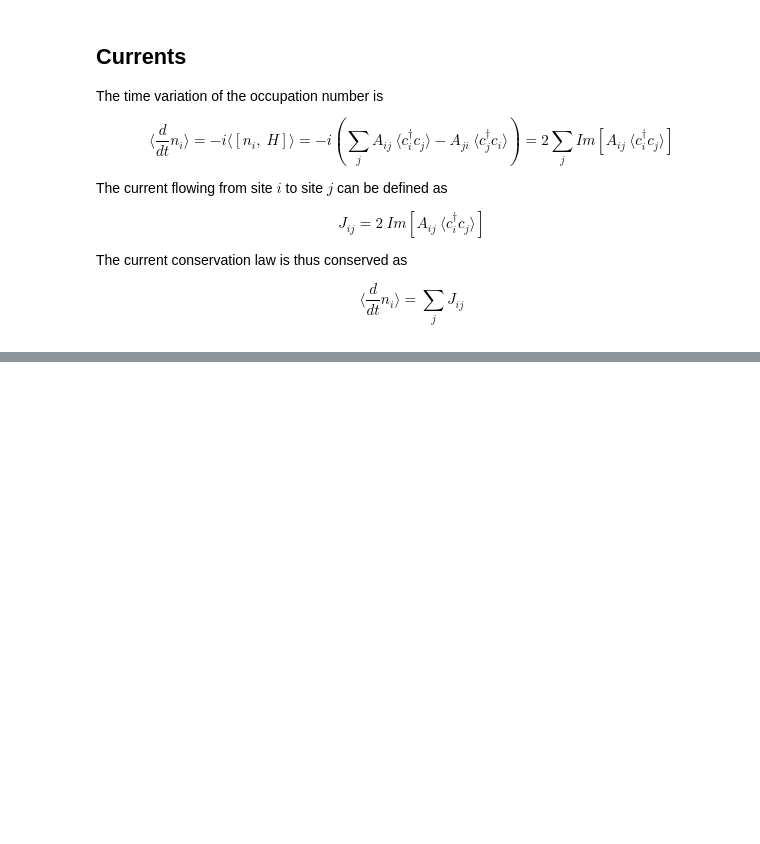
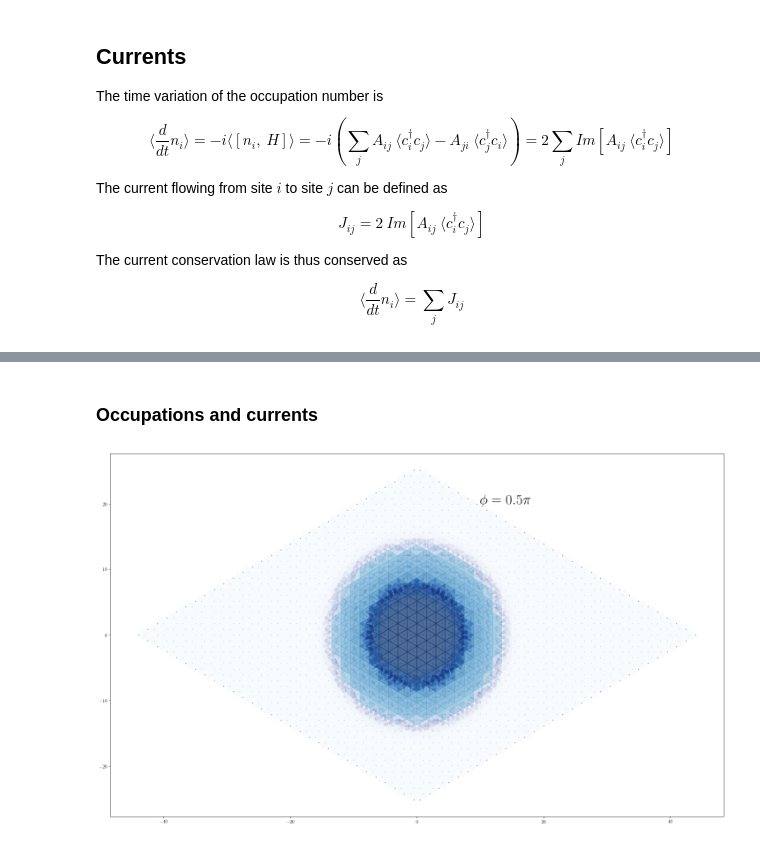
Before and after one commit to juanjosegarciaripoll/haldane, a Jupyter notebook: main.ipynb, the cells around one changed output, grey strips where cells are left out. Saved outputs shown, nothing was run; the diff lists cells and outputs as text; code cells hidden in the pictures; blank space fills up the shorter version.

```diff
--- a/main.ipynb
+++ b/main.ipynb
@@ -147,0 +149,25 @@ plt.show()
+# %% [markdown]
+### Occupations and currents
+# %%
+plt.figure(figsize=(20, 12))
+
+vor = Voronoi(lattice.xy_coords)
+data = occupations
+norm = mpl.colors.Normalize(vmin=np.min(data), vmax=np.max(data),
+                            clip=True)
+mapper = cm.ScalarMappable(norm=norm, cmap=cm.Blues)
+for r in range(len(vor.point_region)):
+    region = vor.regions[vor.point_region[r]]
+    if not np.any(np.isclose(-1, region)):
+        polygon = [vor.vertices[i] for i in region]
+        plt.fill(*zip(*polygon), color=mapper.to_rgba(data[r]), alpha=0.7, edgecolor=None)
+
+plt.quiver(x, y, u, v, c, cmap='Purples', scale=1, units='xy', angles='xy', scale_units='xy')
+plt.scatter(lattice.xy_coords[:, 0], lattice.xy_coords[:, 1], s=1)
+plt.text(10, 20, r'$\phi = {}\pi$'.format(dphi), fontsize=32)
+
+plt.tight_layout()
+# plt.savefig('images/occupations_and_currents_dphi_0p5.pdf')
+plt.show()
+# %% [output]
+[figure, added]
```
Also changed, not shown: parts of 21 cells of this notebook, 1 other file.
